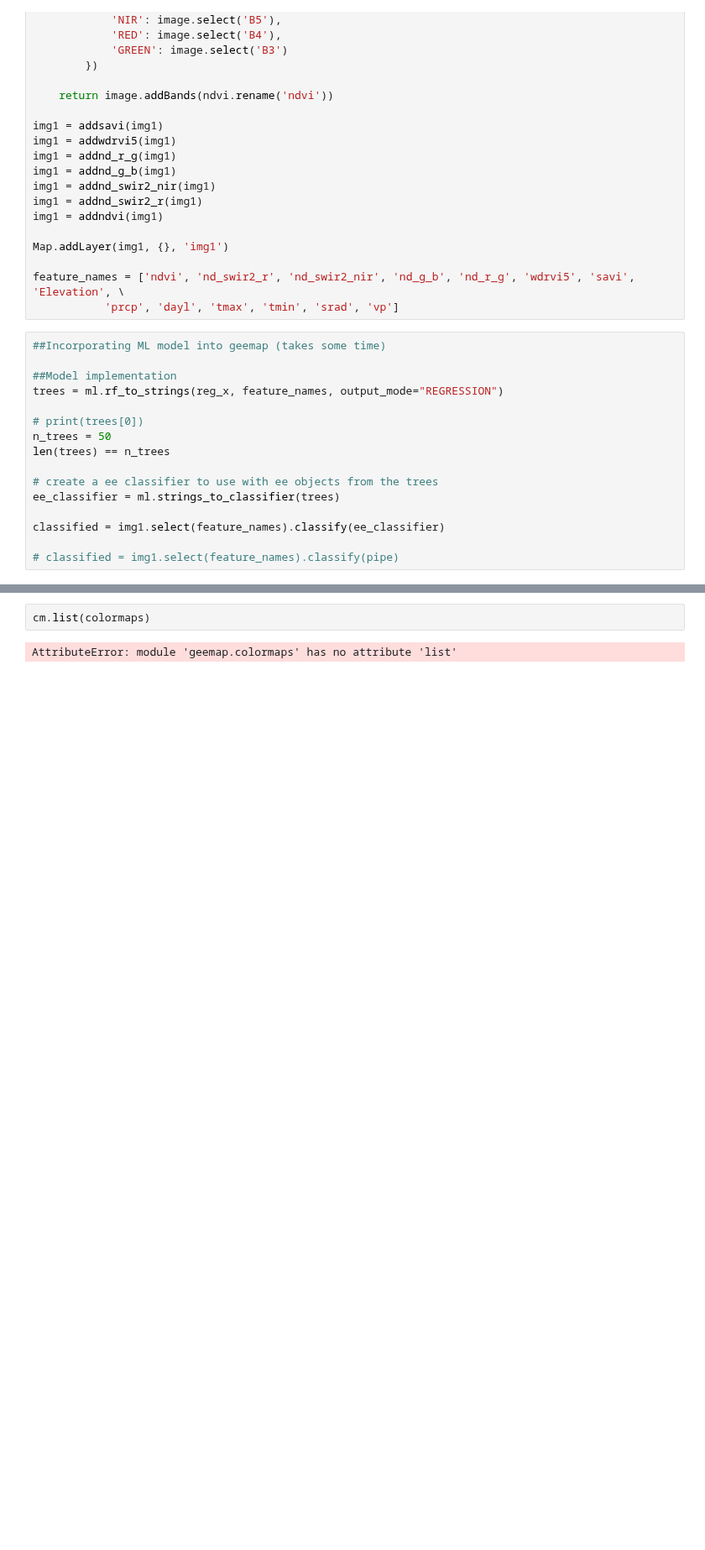
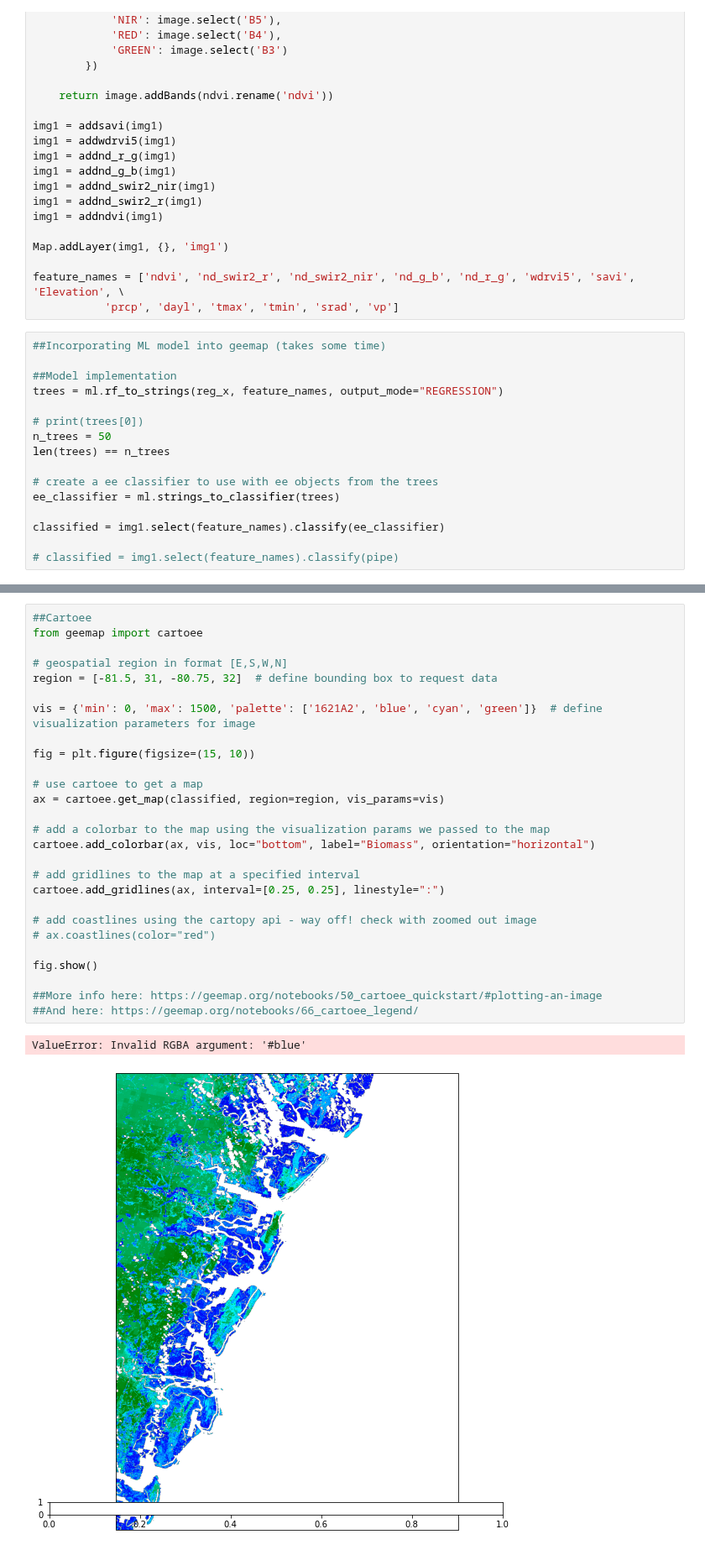
Before and after one commit to asajulien/PhD, a Jupyter notebook: Jupyter/Georgia/Mapping model.ipynb, the cells around one changed output, grey strips where cells are left out. Shown at 84% size. Cells and saved outputs as stored; diff of their text form; blank space fills up the shorter version.

Commit message:
Mapping with cartopy

```diff
--- a/Jupyter/Georgia/Mapping model.ipynb
+++ b/Jupyter/Georgia/Mapping model.ipynb
@@ -423,4 +427,30 @@ Map(bottom=6844212.0, center=[31.4378907107122, -81.28844261169435], controls=(W
 # %%
-cm.list(colormaps)
+##Cartoee
+from geemap import cartoee
+
+# geospatial region in format [E,S,W,N]
+region = [-81.5, 31, -80.75, 32]  # define bounding box to request data
+
+vis = {'min': 0, 'max': 1500, 'palette': ['1621A2', 'blue', 'cyan', 'green']}  # define visualization parameters for image
+
+fig = plt.figure(figsize=(15, 10))
+
+# use cartoee to get a map
+ax = cartoee.get_map(classified, region=region, vis_params=vis)
+
+# add a colorbar to the map using the visualization params we passed to the map
+cartoee.add_colorbar(ax, vis, loc="bottom", label="Biomass", orientation="horizontal")
+
+# add gridlines to the map at a specified interval
+cartoee.add_gridlines(ax, interval=[0.25, 0.25], linestyle=":")
+
+# add coastlines using the cartopy api - way off! check with zoomed out image
+# ax.coastlines(color="red")
+
+fig.show()
+
+##More info here: https://geemap.org/notebooks/50_cartoee_quickstart/#plotting-an-image
+##And here: https://geemap.org/notebooks/66_cartoee_legend/
 # %% [output]
-AttributeError: module 'geemap.colormaps' has no attribute 'list'
+ValueError: Invalid RGBA argument: '#blue'
+[figure, added]
```
Also changed, not shown: parts of 1 cell of this notebook, 1 other file.
